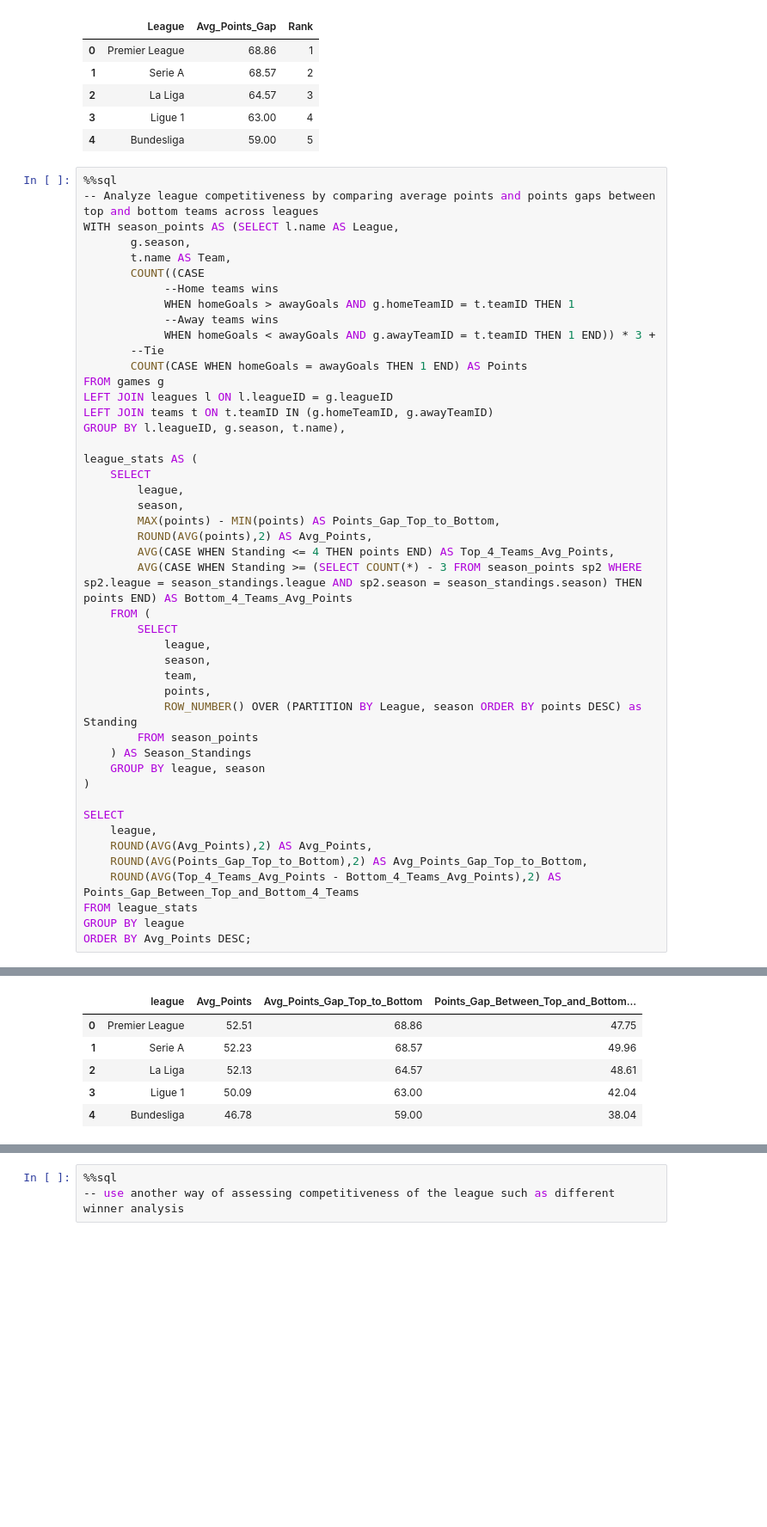
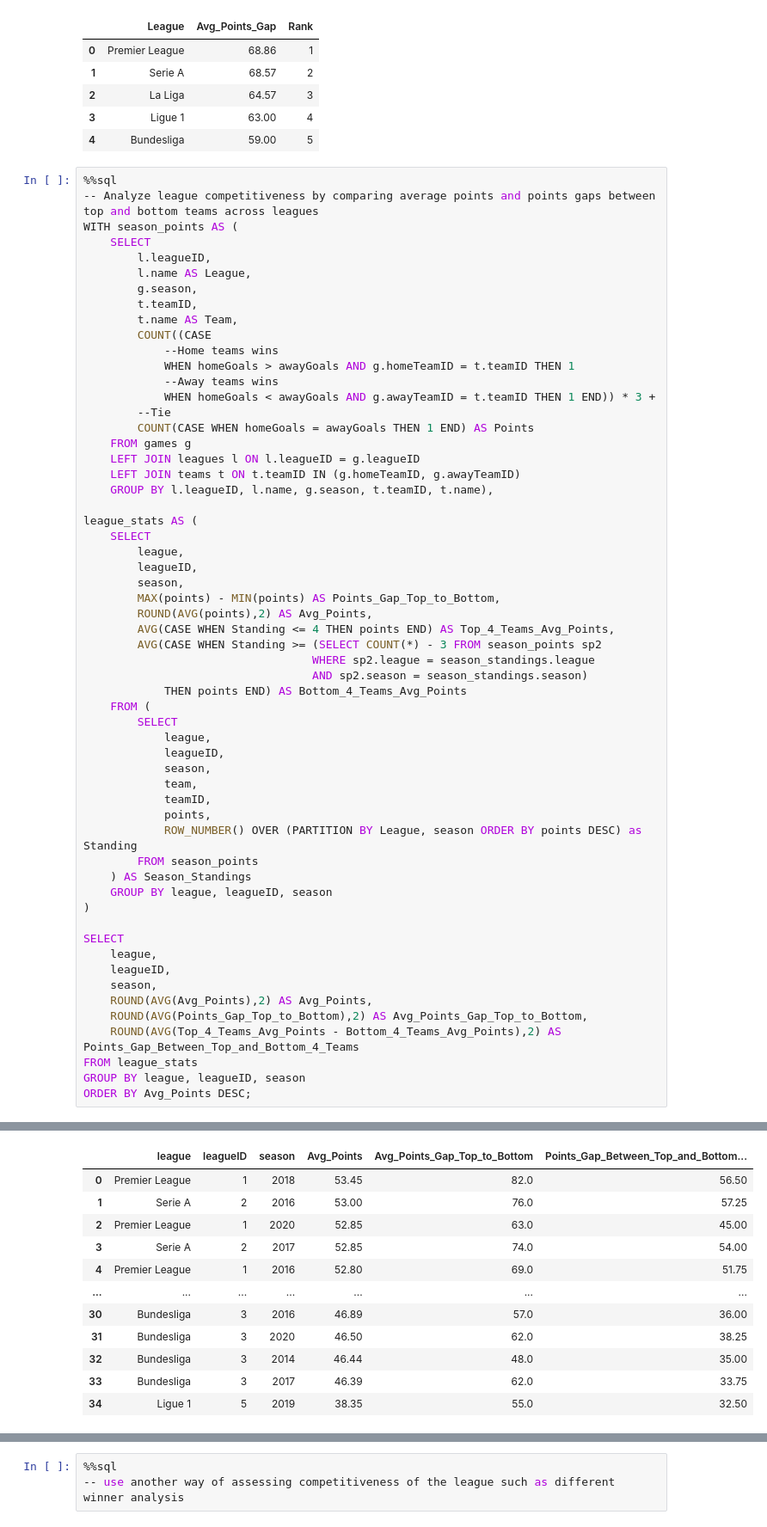
Before and after one commit to Zaki978/European-Soccer-SQL-Data-Project, a Jupyter notebook: EU Football SQL Project.ipynb, the cells around one changed output, grey strips where cells are left out. Shown at 86% size. Saved outputs shown, nothing was run; the diff lists cells and outputs as text; blank space fills up the shorter version.

```diff
--- a/EU Football SQL Project.ipynb
+++ b/EU Football SQL Project.ipynb
@@ -723,54 +726,72 @@ ORDER BY Avg_Points_Gap DESC
 # %%
 %%sql
 -- Analyze league competitiveness by comparing average points and points gaps between top and bottom teams across leagues
-WITH season_points AS (SELECT l.name AS League,
-       g.season,
-       t.name AS Team,
-       COUNT((CASE
+WITH season_points AS (
+    SELECT
+        l.leagueID,
+        l.name AS League,
+        g.season,
+        t.teamID,
+        t.name AS Team,
+        COUNT((CASE
             --Home teams wins
             WHEN homeGoals > awayGoals AND g.homeTeamID = t.teamID THEN 1
             --Away teams wins
             WHEN homeGoals < awayGoals AND g.awayTeamID = t.teamID THEN 1 END)) * 3 +
-       --Tie
-       COUNT(CASE WHEN homeGoals = awayGoals THEN 1 END) AS Points
-FROM games g
-LEFT JOIN leagues l ON l.leagueID = g.leagueID
-LEFT JOIN teams t ON t.teamID IN (g.homeTeamID, g.awayTeamID)
-GROUP BY l.leagueID, g.season, t.name),
+        --Tie
+        COUNT(CASE WHEN homeGoals = awayGoals THEN 1 END) AS Points
+    FROM games g
+    LEFT JOIN leagues l ON l.leagueID = g.leagueID
+    LEFT JOIN teams t ON t.teamID IN (g.homeTeamID, g.awayTeamID)
+    GROUP BY l.leagueID, l.name, g.season, t.teamID, t.name),
 
 league_stats AS (
     SELECT
         league,
+        leagueID,
         season,
         MAX(points) - MIN(points) AS Points_Gap_Top_to_Bottom,
         ROUND(AVG(points),2) AS Avg_Points,
         AVG(CASE WHEN Standing <= 4 THEN points END) AS Top_4_Teams_Avg_Points,
-        AVG(CASE WHEN Standing >= (SELECT COUNT(*) - 3 FROM season_points sp2 WHERE sp2.league = season_standings.league AND sp2.season = season_standings.season) THEN points END) AS Bottom_4_Teams_Avg_Points
+        AVG(CASE WHEN Standing >= (SELECT COUNT(*) - 3 FROM season_points sp2
+                                  WHERE sp2.league = season_standings.league
+                                  AND sp2.season = season_standings.season)
+            THEN points END) AS Bottom_4_Teams_Avg_Points
     FROM (
         SELECT
             league,
+            leagueID,
             season,
             team,
+            teamID,
             points,
             ROW_NUMBER() OVER (PARTITION BY League, season ORDER BY points DESC) as Standing
         FROM season_points
     ) AS Season_Standings
-    GROUP BY league, season
+    GROUP BY league, leagueID, season
 )
 
 SELECT
     league,
+    leagueID,
+    season,
     ROUND(AVG(Avg_Points),2) AS Avg_Points,
     ROUND(AVG(Points_Gap_Top_to_Bottom),2) AS Avg_Points_Gap_Top_to_Bottom,
     ROUND(AVG(Top_4_Teams_Avg_Points - Bottom_4_Teams_Avg_Points),2) AS Points_Gap_Between_Top_and_Bottom_4_Teams
 FROM league_stats
-GROUP BY league
+GROUP BY league, leagueID, season
 ORDER BY Avg_Points DESC;
 # %% [output]
  * sqlite:///football_database.db
-|  | league | Avg_Points | Avg_Points_Gap_Top_to_Bottom | Points_Gap_Between_Top_and_Bottom... |
-| 0 | Premier League | 52.51 | 68.86 | 47.75 |
-| 1 | Serie A | 52.23 | 68.57 | 49.96 |
-| 2 | La Liga | 52.13 | 64.57 | 48.61 |
-| 3 | Ligue 1 | 50.09 | 63.00 | 42.04 |
-| 4 | Bundesliga | 46.78 | 59.00 | 38.04 |
+|  | league | leagueID | season | Avg_Points | Avg_Points_Gap_Top_to_Bottom | Points_Gap_Between_Top_and_Bottom... |
+| 0 | Premier League | 1 | 2018 | 53.45 | 82.0 | 56.50 |
+| 1 | Serie A | 2 | 2016 | 53.00 | 76.0 | 57.25 |
+| 2 | Premier League | 1 | 2020 | 52.85 | 63.0 | 45.00 |
+| 3 | Serie A | 2 | 2017 | 52.85 | 74.0 | 54.00 |
+| 4 | Premier League | 1 | 2016 | 52.80 | 69.0 | 51.75 |
+| ... | ... | ... | ... | ... | ... | ... |
+| 30 | Bundesliga | 3 | 2016 | 46.89 | 57.0 | 36.00 |
+| 31 | Bundesliga | 3 | 2020 | 46.50 | 62.0 | 38.25 |
+| 32 | Bundesliga | 3 | 2014 | 46.44 | 48.0 | 35.00 |
+| 33 | Bundesliga | 3 | 2017 | 46.39 | 62.0 | 33.75 |
+| 34 | Ligue 1 | 5 | 2019 | 38.35 | 55.0 | 32.50 |
```
Also changed, not shown: parts of 5 cells of this notebook, 5 other files.
